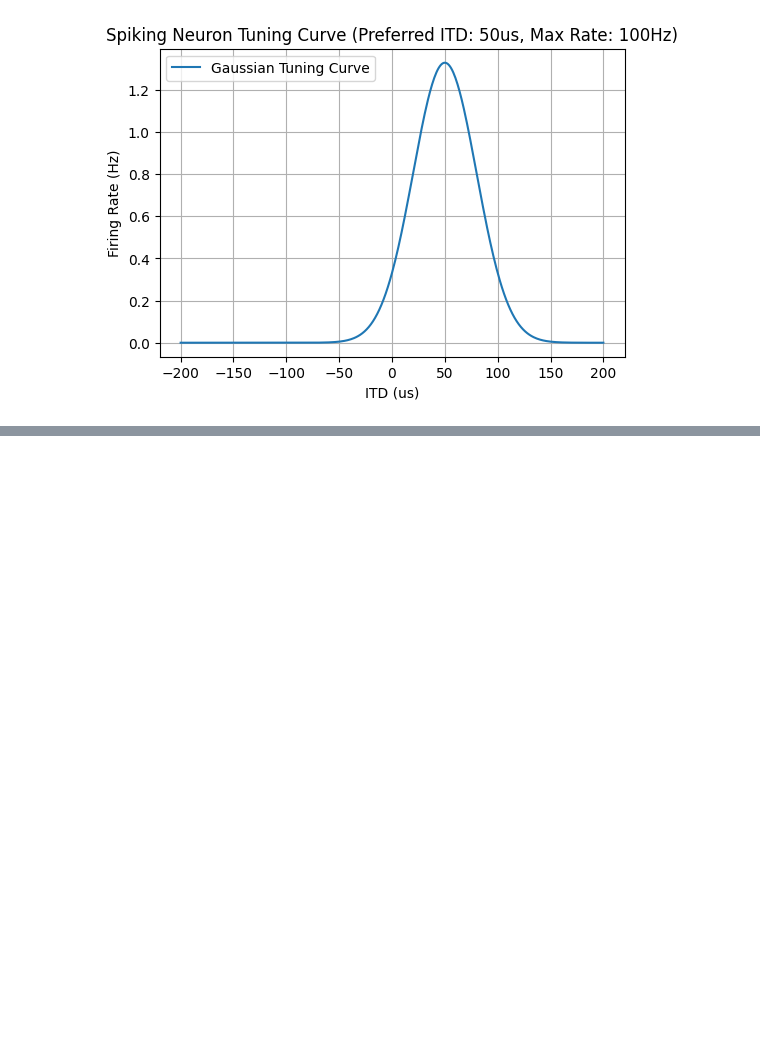
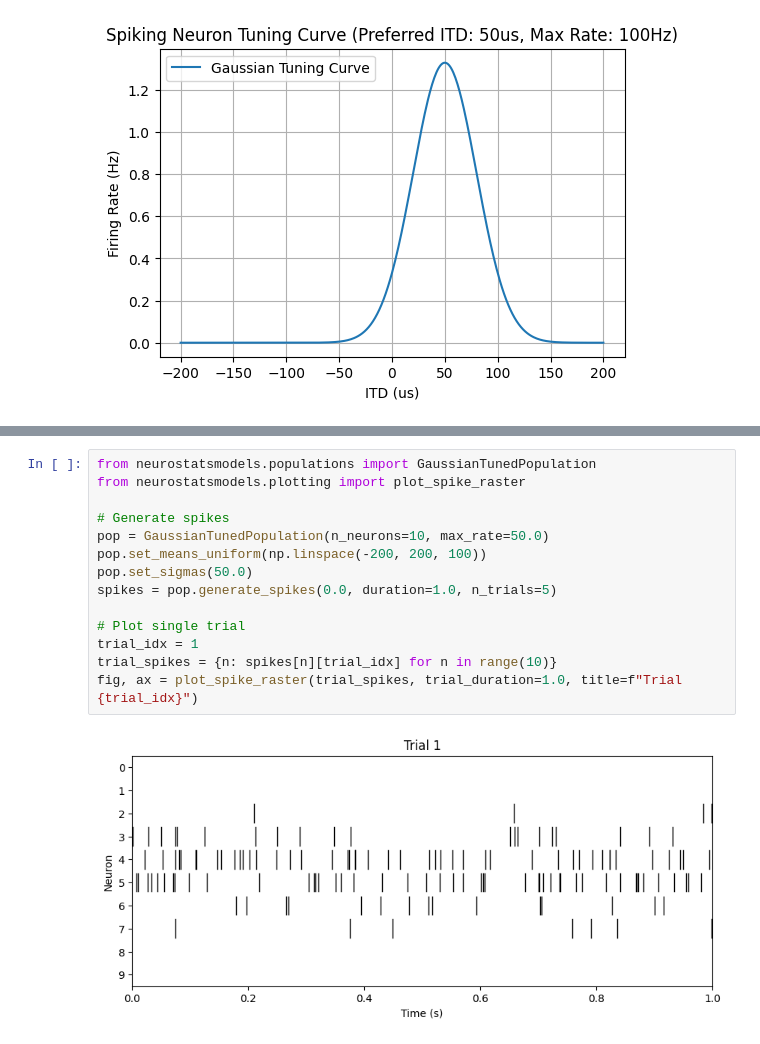
Before and after one commit to jmrfox/neurostatsmodels, a Jupyter notebook: notebooks/itd_information.ipynb, the cells around one changed output, grey strips where cells are left out. Drawn from its saved outputs; the diff is of its cells as text; blank space fills up the shorter version.

```diff
--- a/notebooks/itd_information.ipynb
+++ b/notebooks/itd_information.ipynb
@@ -87,0 +96,16 @@ IndexError: index 0 is out of bounds for axis 0 with size 0
+# %%
+from neurostatsmodels.populations import GaussianTunedPopulation
+from neurostatsmodels.plotting import plot_spike_raster
+
+# Generate spikes
+pop = GaussianTunedPopulation(n_neurons=10, max_rate=50.0)
+pop.set_means_uniform(np.linspace(-200, 200, 100))
+pop.set_sigmas(50.0)
+spikes = pop.generate_spikes(0.0, duration=1.0, n_trials=5)
+
+# Plot single trial
+trial_idx = 1
+trial_spikes = {n: spikes[n][trial_idx] for n in range(10)}
+fig, ax = plot_spike_raster(trial_spikes, trial_duration=1.0, title=f"Trial {trial_idx}")
+# %% [output]
+[figure, added]
```
Also changed, not shown: parts of 2 cells of this notebook, 9 other files.
